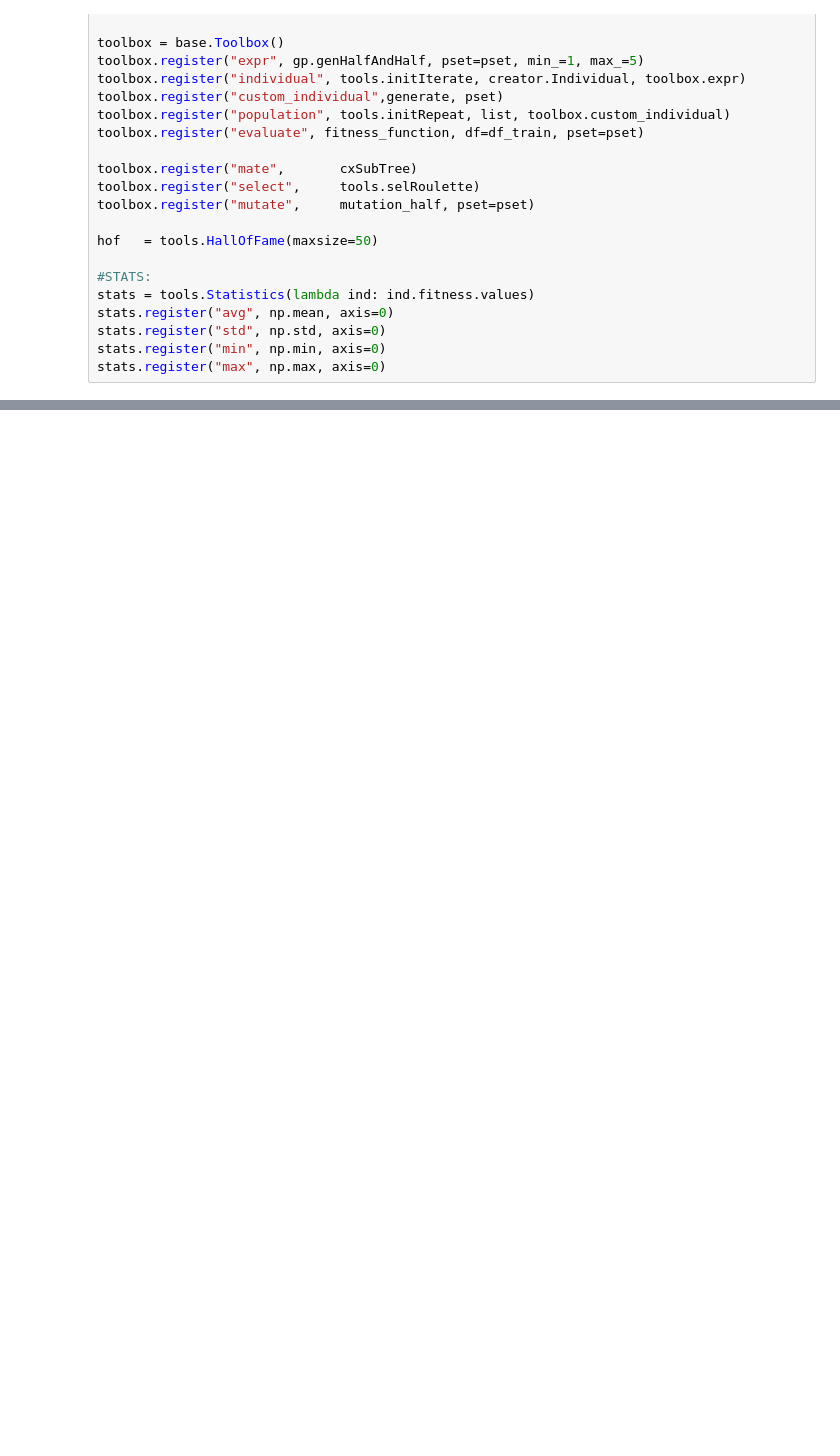
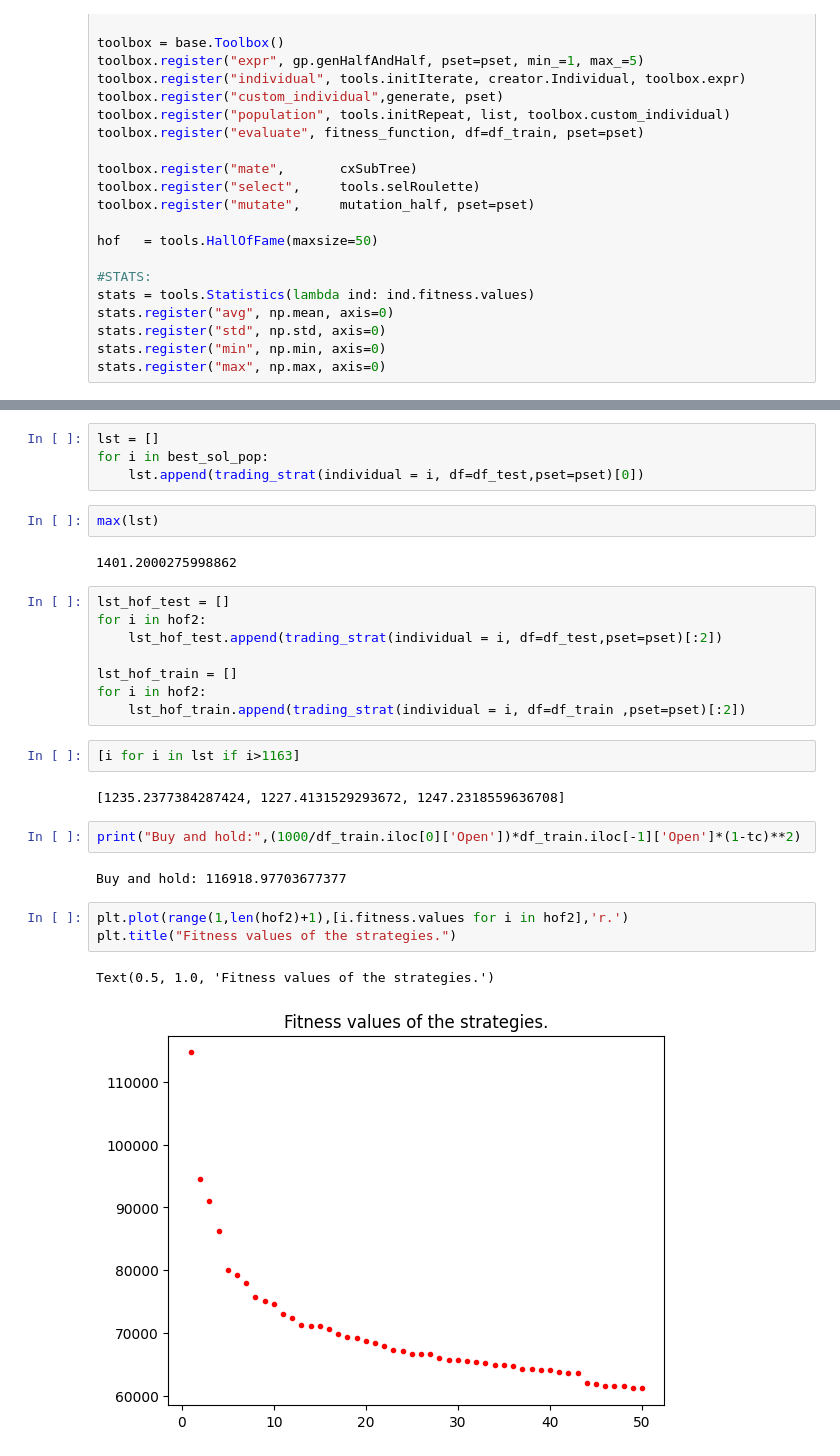
Before and after one commit to KhanNot/GP_trading_strategies, a Jupyter notebook: read_results.ipynb, the cells around one changed output, grey strips where cells are left out. Cells and saved outputs as stored; diff of their text form; blank space fills up the shorter version.

```diff
--- a/read_results.ipynb
+++ b/read_results.ipynb
@@ -134,0 +234,30 @@ Index(['Unnamed: 0', 'population_number', 'generations', 'run_time',
+# %%
+lst = []
+for i in best_sol_pop:
+    lst.append(trading_strat(individual = i, df=df_test,pset=pset)[0])
+# %%
+max(lst)
+# %% [output]
+1401.2000275998862
+# %%
+lst_hof_test = []
+for i in hof2:
+    lst_hof_test.append(trading_strat(individual = i, df=df_test,pset=pset)[:2])
+
+lst_hof_train = []
+for i in hof2:
+    lst_hof_train.append(trading_strat(individual = i, df=df_train ,pset=pset)[:2])
+# %%
+[i for i in lst if i>1163]
+# %% [output]
+[1235.2377384287424, 1227.4131529293672, 1247.2318559636708]
+# %%
+print("Buy and hold:",(1000/df_train.iloc[0]['Open'])*df_train.iloc[-1]['Open']*(1-tc)**2)
+# %% [output]
+Buy and hold: 116918.97703677377
+# %%
+plt.plot(range(1,len(hof2)+1),[i.fitness.values for i in hof2],'r.')
+plt.title("Fitness values of the strategies.")
+# %% [output]
+Text(0.5, 1.0, 'Fitness values of the strategies.')
+[figure, added]
```
Also changed, not shown: parts of 20 cells of this notebook, 13 other files.
